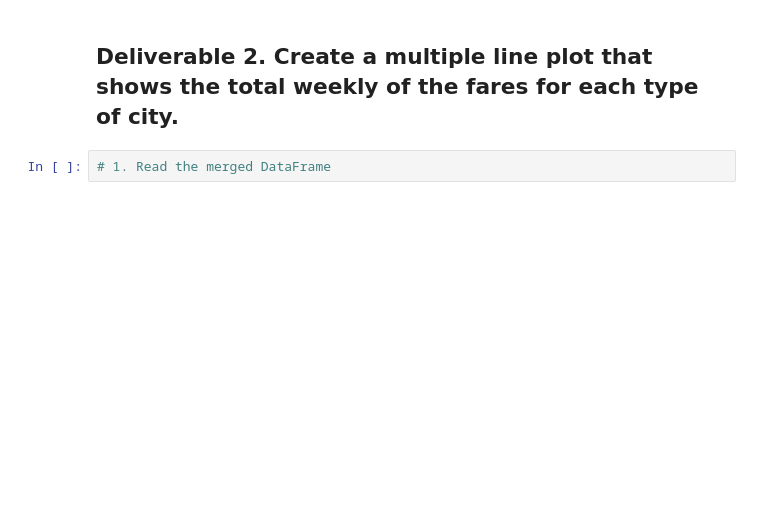
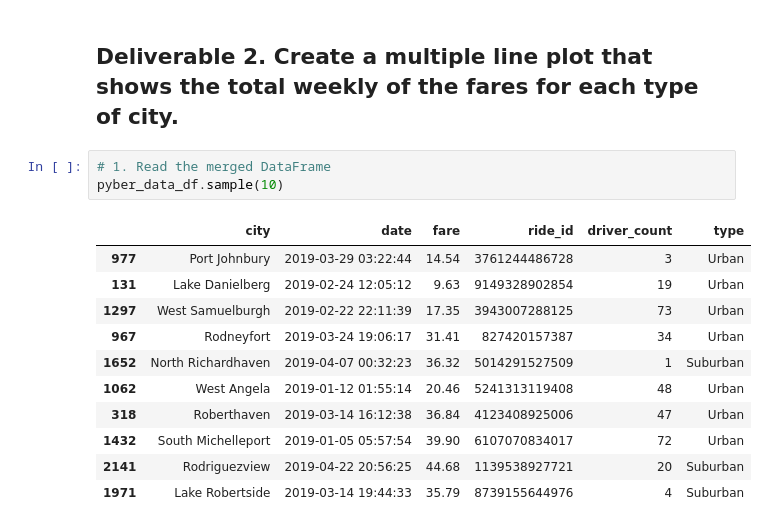
Before and after one commit to GrahamNeal13/PyBer_Analysis, a Jupyter notebook: PyBer_Challenge.ipynb, the cells around one changed output. Drawn from its saved outputs; the diff is of its cells as text; blank space fills up the shorter version.

```diff
--- a/PyBer_Challenge.ipynb
+++ b/PyBer_Challenge.ipynb
@@ -105,6 +124,19 @@ AttributeError: 'builtin_function_or_method' object has no attribute 'name'
 ## Deliverable 2.  Create a multiple line plot that shows the total weekly of the fares for each type of city.
 # %%
 # 1. Read the merged DataFrame
+pyber_data_df.sample(10)
+# %% [output]
+|  | city | date | fare | ride_id | driver_count | type |
+| 977 | Port Johnbury | 2019-03-29 03:22:44 | 14.54 | 3761244486728 | 3 | Urban |
+| 131 | Lake Danielberg | 2019-02-24 12:05:12 | 9.63 | 9149328902854 | 19 | Urban |
+| 1297 | West Samuelburgh | 2019-02-22 22:11:39 | 17.35 | 3943007288125 | 73 | Urban |
+| 967 | Rodneyfort | 2019-03-24 19:06:17 | 31.41 | 827420157387 | 34 | Urban |
+| 1652 | North Richardhaven | 2019-04-07 00:32:23 | 36.32 | 5014291527509 | 1 | Suburban |
+| 1062 | West Angela | 2019-01-12 01:55:14 | 20.46 | 5241313119408 | 48 | Urban |
+| 318 | Roberthaven | 2019-03-14 16:12:38 | 36.84 | 4123408925006 | 47 | Urban |
+| 1432 | South Michelleport | 2019-01-05 05:57:54 | 39.90 | 6107070834017 | 72 | Urban |
+| 2141 | Rodriguezview | 2019-04-22 20:56:25 | 44.68 | 1139538927721 | 20 | Suburban |
+| 1971 | Lake Robertside | 2019-03-14 19:44:33 | 35.79 | 8739155644976 | 4 | Suburban |
 # %%
 # 2. Using groupby() to create a new DataFrame showing the sum of the fares
 #  for each date where the indices are the city type and date.
```
Also changed, not shown: parts of 14 cells of this notebook.
